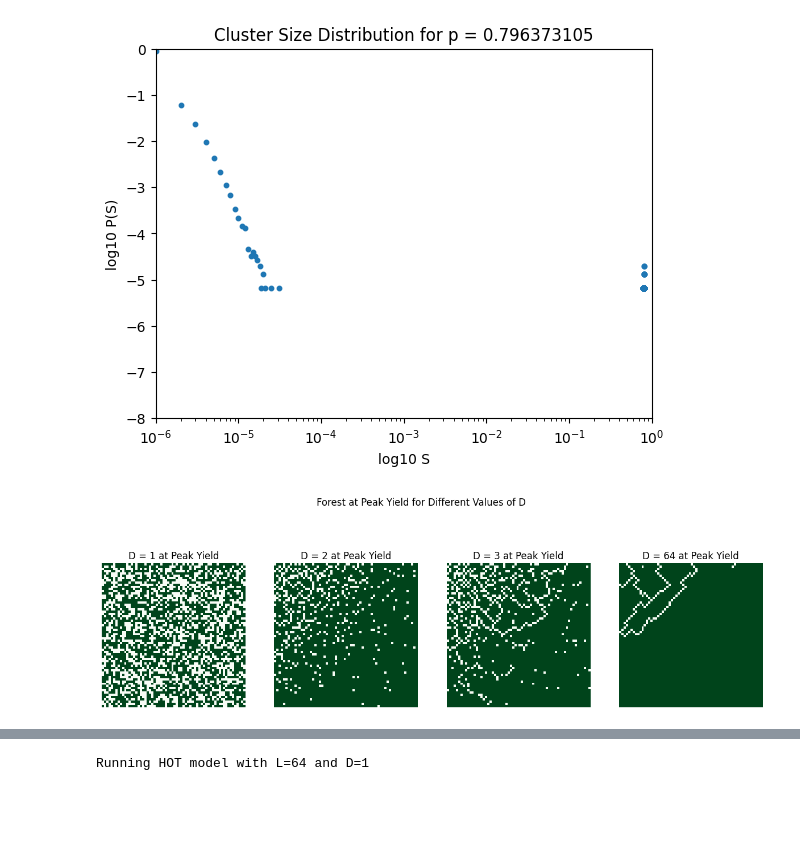
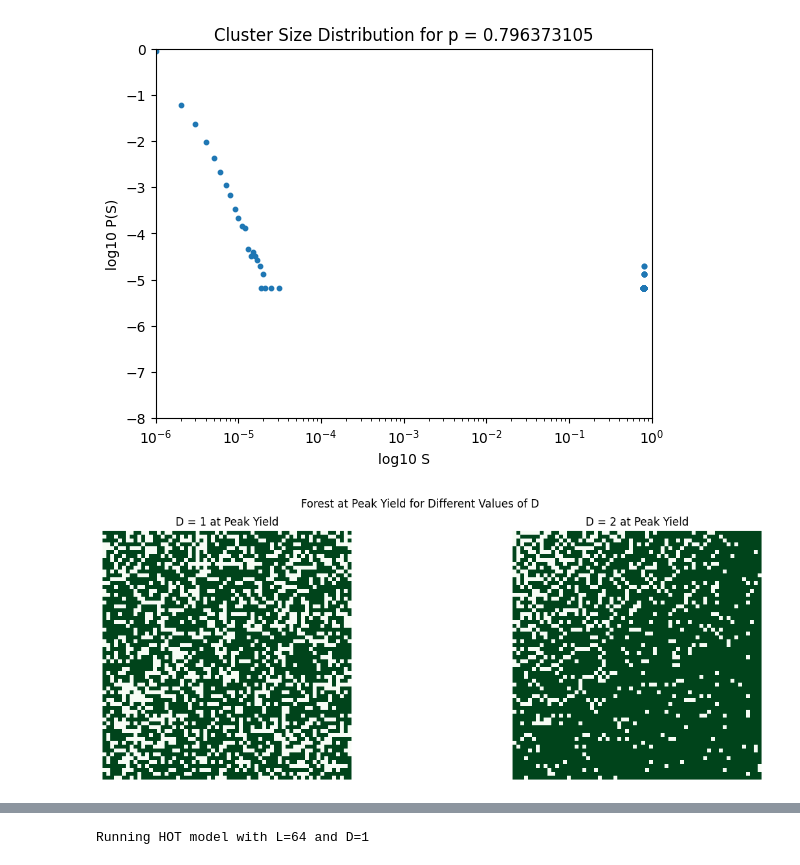
Before and after one commit to marobinette/pocs, a Jupyter notebook: percolate.ipynb, the cells around one changed output, grey strips where cells are left out. Saved outputs shown, nothing was run; the diff lists cells and outputs as text; code cells hidden in the pictures; blank space fills up the shorter version.

Commit message:
one graph for b

```diff
--- a/percolate.ipynb
+++ b/percolate.ipynb
@@ -444,7 +444,7 @@ def label_by_cluster_size(forest: np.ndarray) -> np.ndarray:
     return output
 
 
-def yield_size(L, forest: np.ndarray, spark_distrib: np.ndarray, normalize=True):
+def yield_size(L, forest: np.ndarray, spark_distrib: np.ndarray):
     """Measures average area of forest left as trees after fire.
     f(c) = distrib of fire sizes, c (=cost). This is a distrib of the number of cells burned in each cluster (so a distrib of cluster sizes).
     density = sites containing trees
@@ -458,9 +458,8 @@ def yield_size(L, forest: np.ndarray, spark_distrib: np.ndarray, normalize=True)
     costs = spark_distrib * cluster_sizes
     density = np.sum(forest)  # total number of trees
     # want to use this to record forest_yield
-    if normalize:
-        return (density - np.sum(costs))/(L*L), density/(L*L)
-    return density - np.sum(costs), density
+    return (density - np.sum(costs))/(L*L), density/(L*L)
+
 
 def hot_model(L, D):
     """Run the HOT model."""
@@ -494,36 +493,36 @@ def hot_model(L, D):
         forest[best_tree_coords[0], best_tree_coords[1]] = 1
 
         # re-measure yield as a function of trees added
-        actual_yield, actual_density = yield_size(L, forest, spark_dist, False)
+        actual_yield, actual_density = yield_size(L, forest, spark_dist)
         yield_results.append(actual_yield)
         density_results.append(actual_density)
 
         # store tree cluster results each time forest changes
         forest_results.append(forest.copy())
 
     # get forest_results at peak yield
     peak_yield = np.argmax(yield_results)
     peak_forest = forest_results[peak_yield].astype(int)  # Ensure integer type for np.bincount
     cluster_sizes = np.bincount(peak_forest.ravel())
 
     return yield_results, density_results, peak_forest, cluster_sizes
 
 L = 64
-D_values = [1, 2, 3, L]
+D_values = [1, 2]
 
 # # Run simulation and capture peak yield forest for each D
 fig, axes = plt.subplots(1, len(D_values), figsize=(15, 5))
 for idx, D in enumerate(D_values):
     yield_results, density_results, peak_forest, _ = hot_model(L, D)
     axes[idx].imshow(peak_forest, cmap='Greens', origin="upper")
     axes[idx].set_title(f"D = {D} at Peak Yield")
     axes[idx].axis("off")
 
 # a
 plt.suptitle("Forest at Peak Yield for Different Values of D")
 plt.show()
 # %% [output]
-[figure, old version]
+[figure, new version]
 # %%
 import numpy as np
 import matplotlib.pyplot as plt
```
Also changed, not shown: parts of 1 cell of this notebook.
